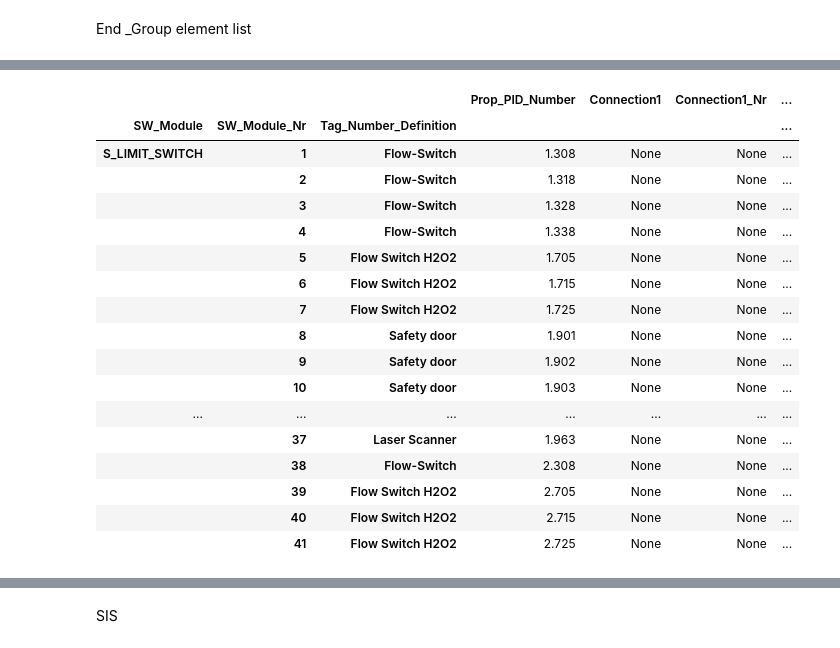
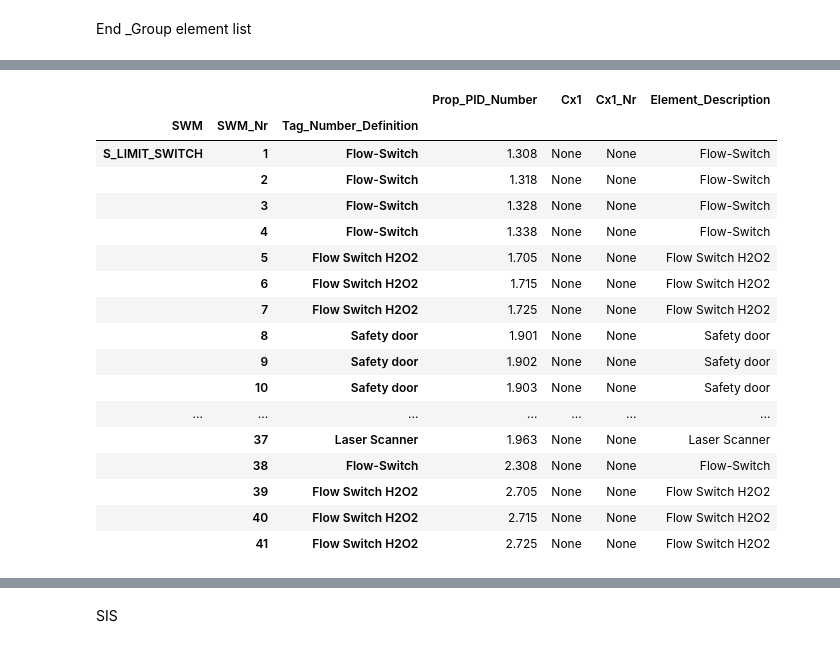
Before and after one commit to emartinskan/epic, a Jupyter notebook: epic.ipynb, the cells around one changed output, grey strips where cells are left out. Cells and saved outputs as stored; diff of their text form; code cells hidden in the pictures.

```diff
--- a/epic.ipynb
+++ b/epic.ipynb
@@ -193,9 +183,9 @@ if debug_mode:
 +-----+-------------------+-----------------------------------+--------------------------------------+
 # %%
 #Add columns
-#element_list_sw_modules = ['SWM','SWMNr','Cx1','Cx1Nr','Cx1','Cx1Nr', 'Cx1','Cx1Nr','Cx1','Cx1Nr','Element_Description']
-element_list_sw_modules = ['SW_Module','SW_Module_Nr','Connection1','Connection1_Nr','Connection2','Connection2_Nr', 'Connection3','Connection3_Nr','Connection4','Connection4_Nr','Element_Description']
-element_list = element_list.assign(**dict.fromkeys(element_list_sw_modules))
+#element_list_SWMs = ['SWM','SWMNr','Cx1','Cx1Nr','Cx1','Cx1Nr', 'Cx1','Cx1Nr','Cx1','Cx1Nr','Element_Description']
+element_list_SWMs = ['SWM','SWM_Nr','Cx1','Cx1_Nr','Cx2','Cx2_Nr', 'Cx3','Cx3_Nr','Cx4','Cx4_Nr','Element_Description']
+element_list = element_list.assign(**dict.fromkeys(element_list_SWMs))
 # %% [markdown]
 Add elements that has two software main modules, as 1.825 Leak valve (motor,reg.limit) and 1.825 Leak (leak, limit)
 SIS module and gasket are now possible to configure
@@ -685,44 +699,44 @@ for items in element_list.index:
         #Drive
         case ['M', 'SC', 'TSA+', 'V']:
             #Limit hi lo conn3
-            element_list.at[items, 'Connection3'] = SOFTWARE_MODE_DEFINITION["S_LIMIT_HI_LO"]
+            element_list.at[items, 'Cx3'] = SOFTWARE_MODE_DEFINITION["S_LIMIT_HI_LO"]
 
             #If element is 1.150, get info from 1.840, 2.150 get info from 2.840
             y840 = str("%.3f" % element_list.Prop_PID_Number[items])
             y840 = float(y840[0] + '.840')
-            element_list.Connection3_Nr[items] = element_list[element_list['Prop_PID_Number'] == y840].iloc[0]['SW_Module_Nr']
+            element_list.Cx3_Nr[items] = element_list[element_list['Prop_PID_Number'] == y840].iloc[0]['SWM_Nr']
             #or
-            #element_list.at[items, 'Connection3_Nr'] = element_list[element_list['Prop_PID_Number'] == y840].iloc[0]['SW_Module_Nr']
+            #element_list.at[items, 'Cx3_Nr'] = element_list[element_list['Prop_PID_Number'] == y840].iloc[0]['SWM_Nr']
 
             #Y.840 #only when PID is index
-            #element_list.at[items, 'Connection3_Nr'] = (element_list.at[y840, 'SW_Module_Nr'])
+            #element_list.at[items, 'Cx3_Nr'] = (element_list.at[y840, 'SWM_Nr'])
 
 
         #1.655 [H, M, NC] Control valve (Cool water control)
         case ['H', 'M', 'NC']:
-            #element_list.at[items, 'Connection2'] = SOFTWARE_MODE_DEFINITION["S_LIMIT_HI_LO"]
+            #element_list.at[items, 'Cx2'] = SOFTWARE_MODE_DEFINITION["S_LIMIT_HI_LO"]
             #limit_hi_lo = limit_hi_lo + 1
             y688 = str("%.3f" % element_list.Prop_PID_Number[items])
             y688 = float(y688[0] + '.688')
-            element_list.Connection2_Nr[items] = element_list[element_list['Prop_PID_Number'] == y688].iloc[0]['SW_Module_Nr']
+            element_list.Cx2_Nr[items] = element_list[element_list['Prop_PID_Number'] == y688].iloc[0]['SWM_Nr']
 
 
         #1.680 [D, EC, TSA+]  Electric heating
         case ['EC', 'TSA+']:
-            #element_list.at[items, 'Connection2'] = SOFTWARE_MODE_DEFINITION["S_LIMIT_HI_LO"]
+            #element_list.at[items, 'Cx2'] = SOFTWARE_MODE_DEFINITION["S_LIMIT_HI_LO"]
             y688 = str("%.3f" % element_list.Prop_PID_Number[items])
             y688 = float(y688[0] + '.688')
-            element_list.Connection2_Nr[items] = element_list[element_list['Prop_PID_Number'] == y688].iloc[0]['SW_Module_Nr']
+            element_list.Cx2_Nr[items] = element_list[element_list['Prop_PID_Number'] == y688].iloc[0]['SWM_Nr']
 
 
         case 'AHU01':
-            element_list.at[items, 'Connection1_Nr'] = element_list[element_list['Prop_PID_Number'] == 1.800].iloc[0]['SW_Module_Nr']
-            element_list.at[items, 'Connection2_Nr'] = element_list[element_list['Prop_PID_Number'] == 1.655].iloc[0]['Connection1_Nr']
-            element_list.at[items, 'Connection3_Nr'] = element_list[element_list['Prop_PID_Number'] == 1.680].iloc[0]['Connection1_Nr']
+            element_list.at[items, 'Cx1_Nr'] = element_list[element_list['Prop_PID_Number'] == 1.800].iloc[0]['SWM_Nr']
+            element_list.at[items, 'Cx2_Nr'] = element_list[element_list['Prop_PID_Number'] == 1.655].iloc[0]['Cx1_Nr']
+            element_list.at[items, 'Cx3_Nr'] = element_list[element_list['Prop_PID_Number'] == 1.680].iloc[0]['Cx1_Nr']
 
 
         case 'LEAK':
-            element_list.at[items, 'Connection1_Nr'] = element_list[element_list['Prop_PID_Number'] == 1.840].iloc[0]['SW_Module_Nr']
+            element_list.at[items, 'Cx1_Nr'] = element_list[element_list['Prop_PID_Number'] == 1.840].iloc[0]['SWM_Nr']
 # %%
 if debug_mode:
     print(tabulate(element_list, headers = 'keys', tablefmt = 'psql'))
@@ -761,9 +775,9 @@ writer.close()
 # %% [markdown]
 Init group element list
 # %%
-#Create a new dataframe, group elements by binaries paar, later group by SW_modules, SIS, Gasket, etc...
+#Create a new dataframe, group elements by binaries paar, later group by SWMs, SIS, Gasket, etc...
 group_element_list = pd.DataFrame()
-group_element_list = pd.DataFrame(columns=['Prop_PID_Number','Tag_Number_Definition','SW_Module','SW_Module_Nr','Connection1','Connection1_Nr'])
+group_element_list = pd.DataFrame(columns=['Prop_PID_Number','Tag_Number_Definition','SWM','SWM_Nr','Cx1','Cx1_Nr'])
 if debug_mode: print(group_element_list)
 # %% [output]
 Empty DataFrame
@@ -1243,8 +1257,8 @@ if debug_mode:
 group_element_list['Element_Description'] = group_element_list['Tag_Number_Definition']
 # %%
 #Delete unneccessary columns
-#group_element_list = group_element_list.drop(['Prop_PID_Element','Connection2','Connection2_Nr','Connection3','Connection3_Nr','Connection4','Connection4_Nr'], axis=1)
-group_element_list = group_element_list.drop(['Prop_PID_Element','Connection2','Connection2_Nr','Connection3','Connection3_Nr','Connection4','Connection4_Nr'], axis=1)
+#group_element_list = group_element_list.drop(['Prop_PID_Element','Cx2','Cx2_Nr','Cx3','Cx3_Nr','Cx4','Cx4_Nr'], axis=1)
+group_element_list = group_element_list.drop(['Prop_PID_Element','Cx2','Cx2_Nr','Cx3','Cx3_Nr','Cx4','Cx4_Nr'], axis=1)
 # %%
 if debug_mode: print(tabulate(element_list, headers = 'keys', tablefmt = 'psql'))
 # %% [output]
@@ -1391,24 +1405,24 @@ gelmt_on_off.first()
 # %%
-element_list_limit_switch = group_element_list[group_element_list['SW_Module'] == 'S_LIMIT_SWITCH']
-glimit_switch = element_list_limit_switch.groupby(['SW_Module','SW_Module_Nr','Tag_Number_Definition'])
+element_list_limit_switch = group_element_list[group_element_list['SWM'] == 'S_LIMIT_SWITCH']
+glimit_switch = element_list_limit_switch.groupby(['SWM','SWM_Nr','Tag_Number_Definition'])
 glimit_switch.first()
 # %% [output]
-|  |  |  | Prop_PID_Number | Connection1 | Connection1_Nr | ... |
-| SW_Module | SW_Module_Nr | Tag_Number_Definition |  |  |  | ... |
-| S_LIMIT_SWITCH | 1 | Flow-Switch | 1.308 | None | None | ... |
-|  | 2 | Flow-Switch | 1.318 | None | None | ... |
-|  | 3 | Flow-Switch | 1.328 | None | None | ... |
-|  | 4 | Flow-Switch | 1.338 | None | None | ... |
-|  | 5 | Flow Switch H2O2 | 1.705 | None | None | ... |
-|  | 6 | Flow Switch H2O2 | 1.715 | None | None | ... |
-|  | 7 | Flow Switch H2O2 | 1.725 | None | None | ... |
-|  | 8 | Safety door | 1.901 | None | None | ... |
-|  | 9 | Safety door | 1.902 | None | None | ... |
-|  | 10 | Safety door | 1.903 | None | None | ... |
+|  |  |  | Prop_PID_Number | Cx1 | Cx1_Nr | Element_Description |
+| SWM | SWM_Nr | Tag_Number_Definition |  |  |  |  |
+| S_LIMIT_SWITCH | 1 | Flow-Switch | 1.308 | None | None | Flow-Switch |
+|  | 2 | Flow-Switch | 1.318 | None | None | Flow-Switch |
+|  | 3 | Flow-Switch | 1.328 | None | None | Flow-Switch |
+|  | 4 | Flow-Switch | 1.338 | None | None | Flow-Switch |
+|  | 5 | Flow Switch H2O2 | 1.705 | None | None | Flow Switch H2O2 |
+|  | 6 | Flow Switch H2O2 | 1.715 | None | None | Flow Switch H2O2 |
+|  | 7 | Flow Switch H2O2 | 1.725 | None | None | Flow Switch H2O2 |
+|  | 8 | Safety door | 1.901 | None | None | Safety door |
+|  | 9 | Safety door | 1.902 | None | None | Safety door |
+|  | 10 | Safety door | 1.903 | None | None | Safety door |
 | ... | ... | ... | ... | ... | ... | ... |
-|  | 37 | Laser Scanner | 1.963 | None | None | ... |
-|  | 38 | Flow-Switch | 2.308 | None | None | ... |
-|  | 39 | Flow Switch H2O2 | 2.705 | None | None | ... |
-|  | 40 | Flow Switch H2O2 | 2.715 | None | None | ... |
-|  | 41 | Flow Switch H2O2 | 2.725 | None | None | ... |
+|  | 37 | Laser Scanner | 1.963 | None | None | Laser Scanner |
+|  | 38 | Flow-Switch | 2.308 | None | None | Flow-Switch |
+|  | 39 | Flow Switch H2O2 | 2.705 | None | None | Flow Switch H2O2 |
+|  | 40 | Flow Switch H2O2 | 2.715 | None | None | Flow Switch H2O2 |
+|  | 41 | Flow Switch H2O2 | 2.725 | None | None | Flow Switch H2O2 |
 # %%
```
Also changed, not shown: parts of 28 cells of this notebook.
